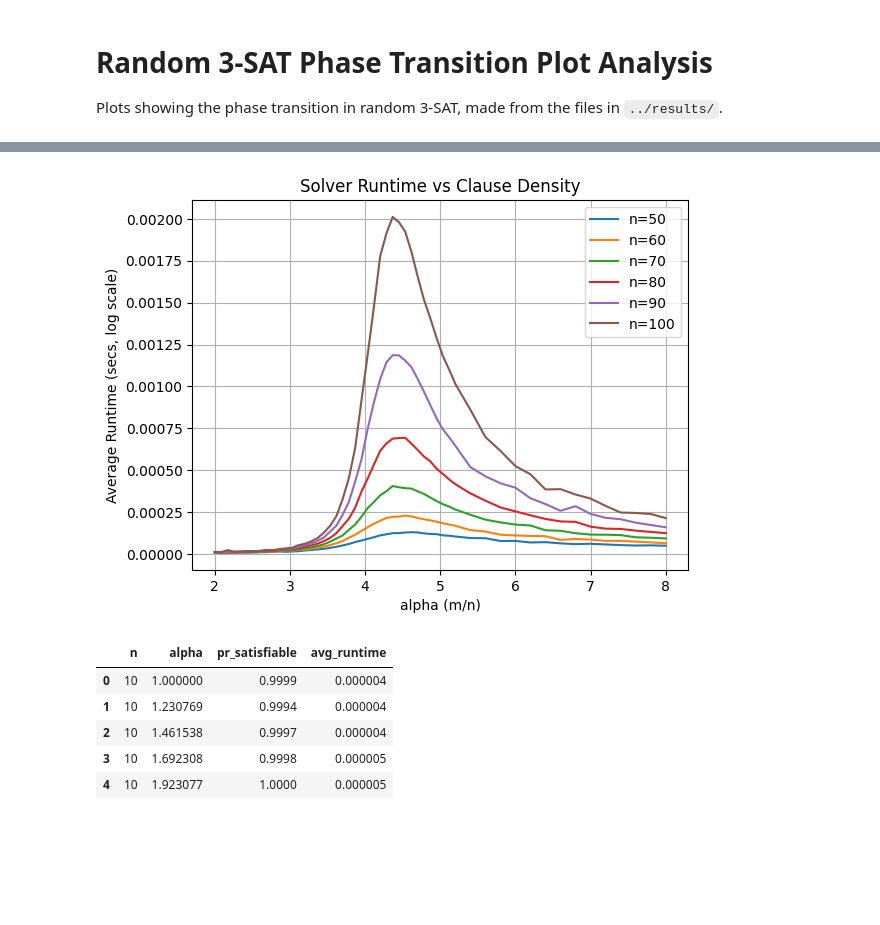
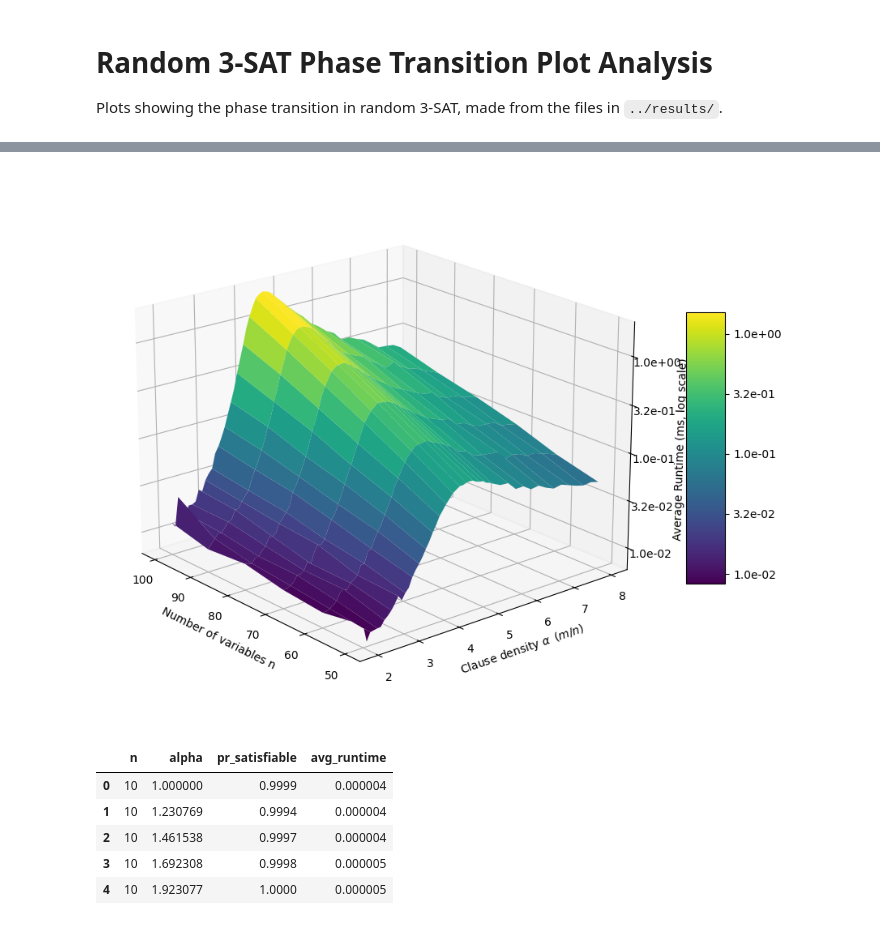
Before and after one commit to TreelonMusk/SAT-phase-transition, a Jupyter notebook: analysis/3sat_plots.ipynb, the cells around one changed output, grey strips where cells are left out. Saved outputs shown, nothing was run; the diff lists cells and outputs as text; code cells hidden in the pictures; blank space fills up the shorter version.

Commit message:
final modifications of experiments and plots added

```diff
--- a/analysis/3sat_plots.ipynb
+++ b/analysis/3sat_plots.ipynb
@@ -7,5 +8,5 @@ import matplotlib.pyplot as plt
 # %%
-df = pd.read_csv('../results/3sat_parallelized_[50,100]_500_10000.csv')
+df = pd.read_csv('../results/csv/3sat_parallelized_[25,200]_500_3000.csv')
 df.head()
 # %% [output]
 |  | n | alpha | pr_satisfiable | avg_runtime |
@@ -46,16 +108,48 @@ plt.show()
 # %%
-for n in df['n'].unique():
-    subset = df[df['n'] == n]
-    plt.plot(subset['alpha'], subset['avg_runtime'], label=f'n={n}')
+from matplotlib.ticker import FuncFormatter
+
+pivoted = df.pivot(index='alpha', columns='n', values='avg_runtime')
+
+X, Y = np.meshgrid(pivoted.columns, pivoted.index)
+Z = pivoted.values
+Z = np.log10(pivoted.values * 1000)
+
+fig = plt.figure(figsize=(10,7))
+ax = fig.add_subplot(111, projection='3d')
+surf = ax.plot_surface(X,Y,Z, cmap='viridis') # Note: Y is alpha, X is n
+
+ax.view_init(elev=20, azim=-40)
+
+def log_formatter(x, pos):
+    return f"{10**x:.1e}"
+ax.zaxis.set_major_formatter(FuncFormatter(log_formatter))
+
+ax.set_xlabel("Number of variables n")
+ax.set_ylabel(r"Clause density $\alpha \,\,\, (m/n)$")
+ax.set_zlabel("Average Runtime (ms, log scale)")
+# ax.set_zlim(np.log10(0.0001), np.log10(0.0020))
+plt.gca().invert_xaxis()
+# plt.gca().set_zscale('log')
+# fig.colorbar(surf, shrink=0.5, aspect=5)
+cbar = fig.colorbar(surf, shrink=0.5, aspect=7)
+cbar.ax.yaxis.set_major_formatter(FuncFormatter(log_formatter))
+plt.tight_layout()
+plt.show()
+
+# df['avg_runtime_ms'] = df['avg_runtime'] * 1000
+
+# for n in df['n'].unique():
+#     subset = df[df['n'] == n]
+#     plt.plot(subset['alpha'], subset['avg_runtime_ms'], label=fr"$n={n}$")
 # plt.yscale('log')
-plt.xlabel('alpha (m/n)')
-plt.ylabel('Average Runtime (secs, log scale)')
-plt.title('Solver Runtime vs Clause Density')
-plt.legend()
-plt.grid()
-plt.show()
+# plt.xlabel(r"Clause density $\alpha \,\,\, (m/n)$")
+# plt.ylabel("Average Runtime (ms, log scale)")
+# # plt.title('Solver Runtime vs Clause Density')
+# plt.legend()
+# plt.grid()
+# plt.show()
 # %% [output]
-[figure, old version]
+[figure, new version]
 # %%
 df = pd.read_csv('../results/ite_transition_10_25.csv')
 df.head()
```
Also changed, not shown: parts of 3 cells of this notebook, 14 other files.
